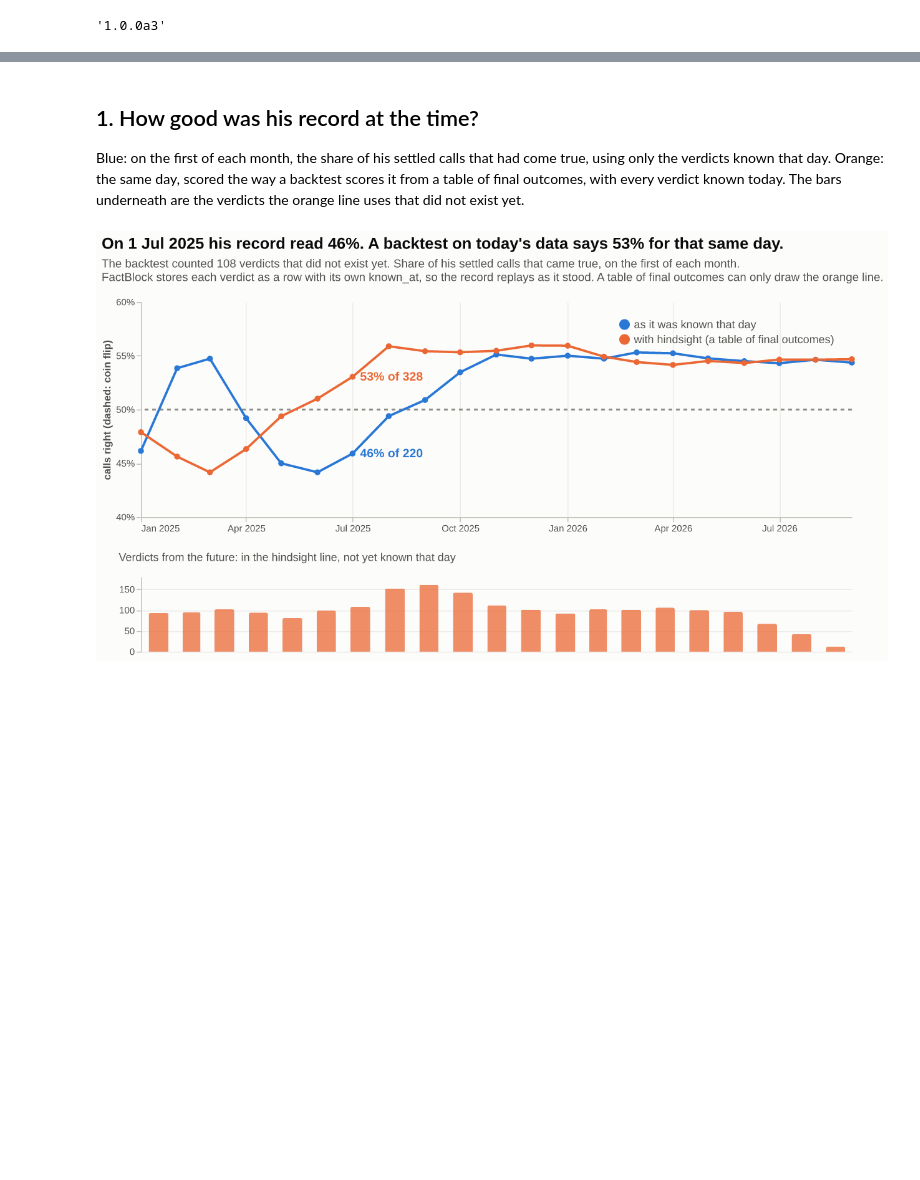
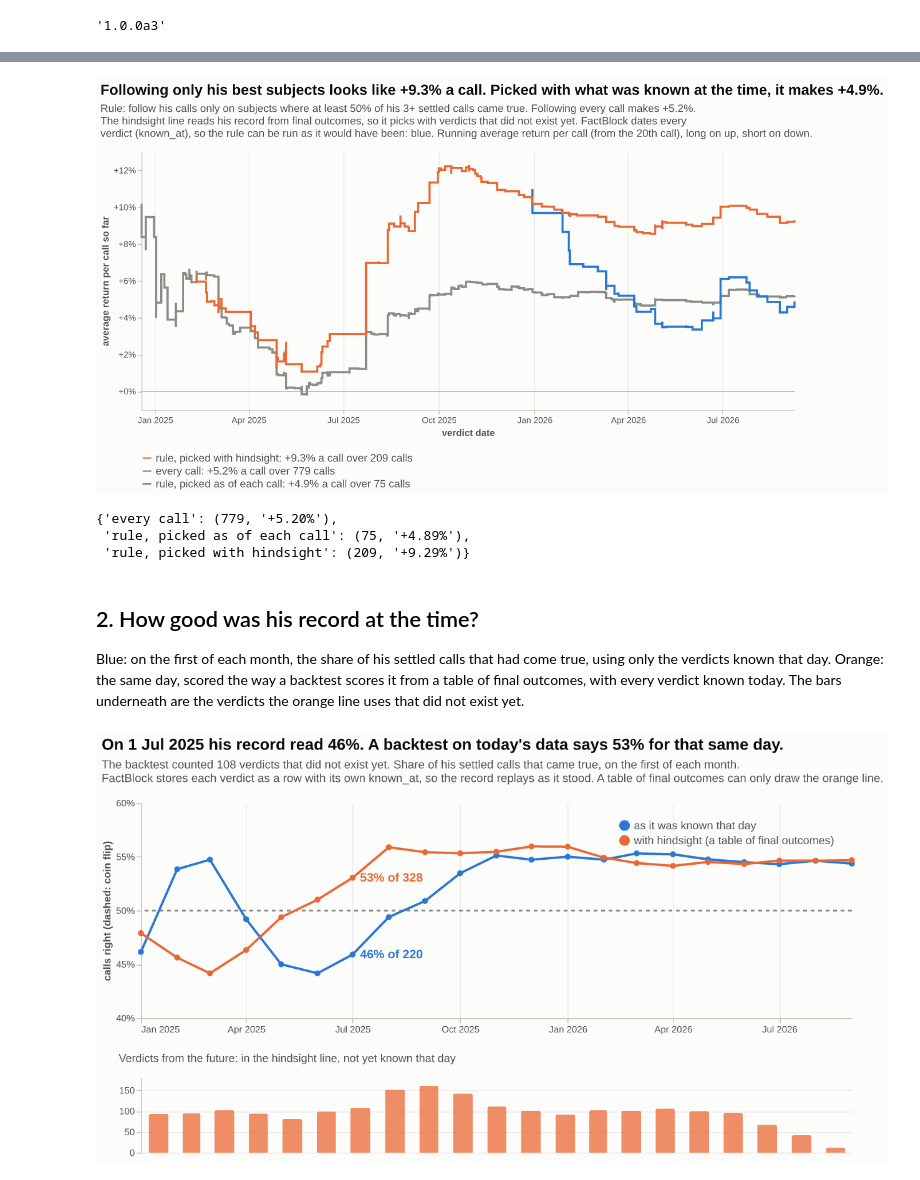
Before and after one commit to factagora/factblock, a Jupyter notebook: examples/analysis/analysis.ipynb, the cells around one changed output, grey strips where cells are left out. Saved outputs shown, nothing was run; the diff lists cells and outputs as text; code cells hidden in the pictures; blank space fills up the shorter version.

```diff
--- a/examples/analysis/analysis.ipynb
+++ b/examples/analysis/analysis.ipynb
@@ -37,5 +42,14 @@ factblock.__version__
+# %%
+v = views.backtest(con, pq, AS_OF)
+show(v)
+{k: (s["calls"], f"{s['per_call']:+.2%}") for k, s in v["summary"].items()}
+# %% [output]
+[figure, added]
+{'every call': (779, '+5.20%'),
+ 'rule, picked as of each call': (75, '+4.89%'),
+ 'rule, picked with hindsight': (209, '+9.29%')}
 # %% [markdown]
-## 1. How good was his record at the time?
+## 2. How good was his record at the time?
 
 Blue: on the first of each month, the share of his settled calls that had come true, using only the verdicts known that day. Orange: the same day, scored the way a backtest scores it from a table of final outcomes, with every verdict known today. The bars underneath are the verdicts the orange line uses that did not exist yet.
 # %%
```
Also changed, not shown: parts of 6 cells of this notebook, 6 other files.
